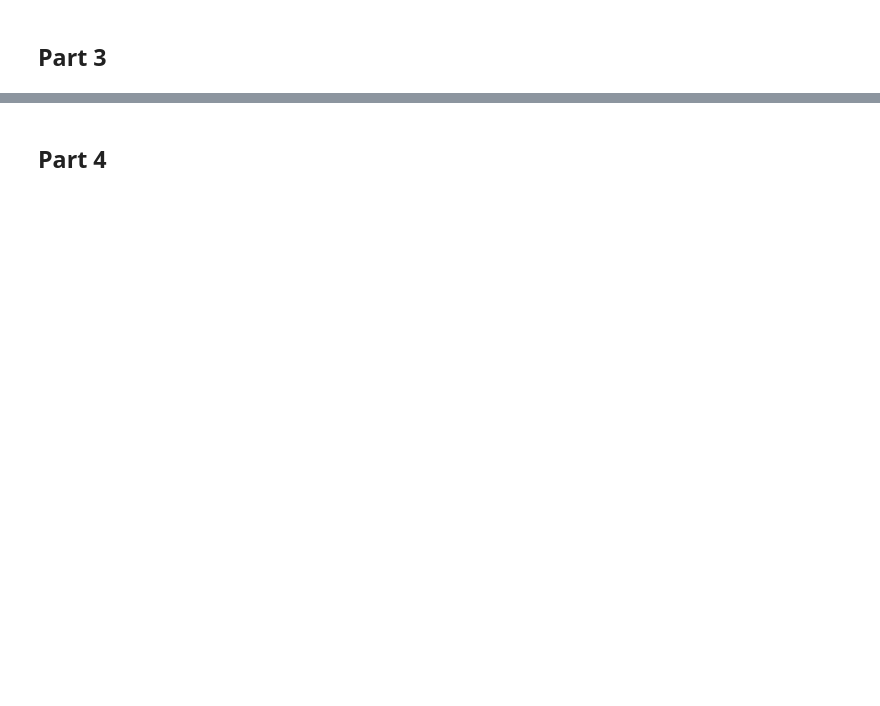
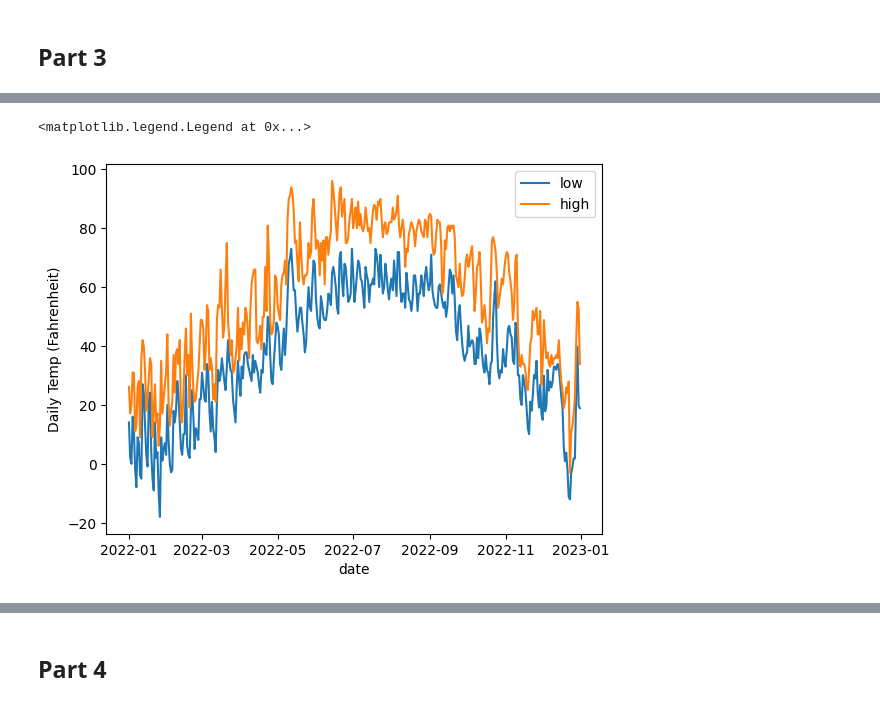
Before and after one commit to cs544-wisc/f23, a Jupyter notebook: p6/nb/p6.ipynb, the cells around one changed output, grey strips where cells are left out. Saved outputs shown, nothing was run; the diff lists cells and outputs as text; code cells hidden in the pictures; blank space fills up the shorter version.

```diff
--- a/p6/nb/p6.ipynb
+++ b/p6/nb/p6.ipynb
@@ -138,0 +252,16 @@ spark.sql("show tables").show()
+# %%
+# TODO: Q3
+data = spark.sql("""
+SELECT id, date, cel_to_far(record.tmin) as min_temp, cel_to_far(record.tmax) as max_temp
+FROM weather2022
+WHERE id = "USW00014837"
+""").toPandas()
+
+data["min_temp"]= data['min_temp'].astype(float) #for plotting
+data['max_temp'] = data['max_temp'].astype(float)
+
+fig = data.plot.line(x = "date", y = ["min_temp", "max_temp"], ylabel = "Daily Temp (Fahrenheit)")
+fig.legend(["low", "high"])
+# %% [output]
+<matplotlib.legend.Legend at 0x...>
+[figure, added]
```
Also changed, not shown: parts of 25 cells of this notebook, 2 other files.
